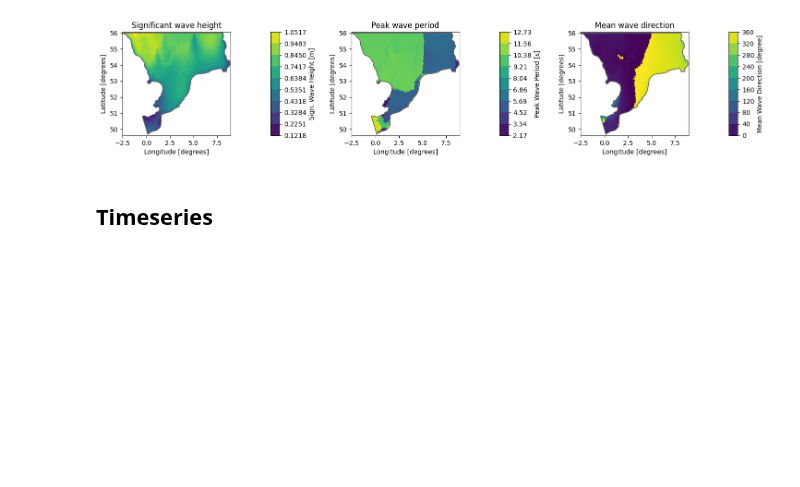
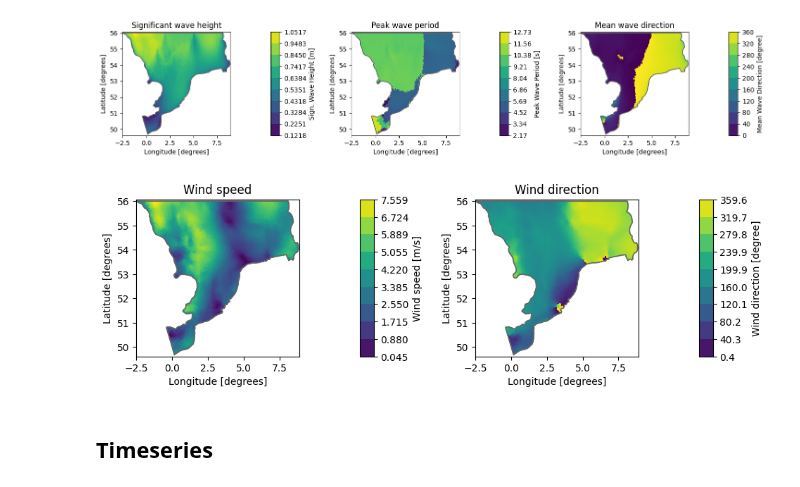
Before and after one commit to DHI/WaterBench-MIKE21SW-SouthernNorthSea, a Jupyter notebook: code/explore_model_result_data.ipynb, the cells around one changed output. Cells and saved outputs as stored; diff of their text form; code cells hidden in the pictures; blank space fills up the shorter version.

```diff
--- a/code/explore_model_result_data.ipynb
+++ b/code/explore_model_result_data.ipynb
@@ -88,6 +88,16 @@ plt.tight_layout()
 plt.show()
 # %% [output]
 [figure]
+# %%
+# Select time step and plot items
+plot_time = "2022-05-01" if "2022-05-01" in ds.time else ds.time[-1]
+fig,axs = plt.subplots(1, 2, figsize=(10, 5))
+ds["Wind speed"].sel(time=plot_time).plot(ax=axs[0], title="Wind speed")
+ds["Wind direction"].sel(time=plot_time).plot(ax=axs[1], title="Wind direction")
+plt.tight_layout()
+plt.show()
+# %% [output]
+[figure, added]
 # %% [markdown]
 ## Timeseries
 # %%
```
Also changed, not shown: 4 other files.
